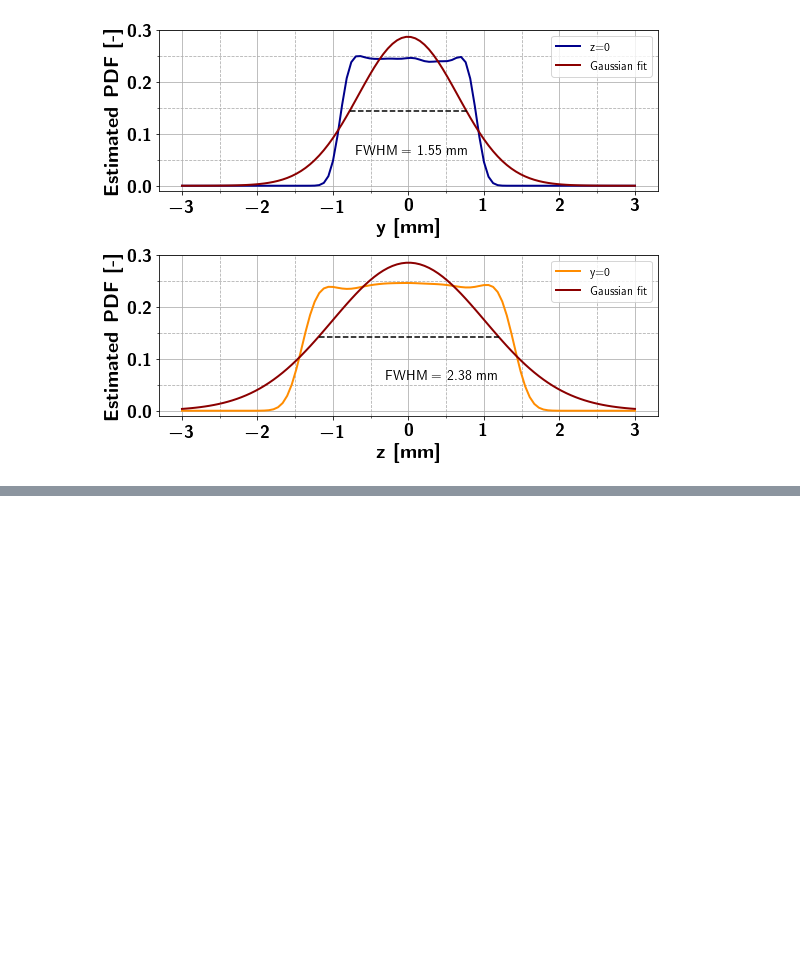
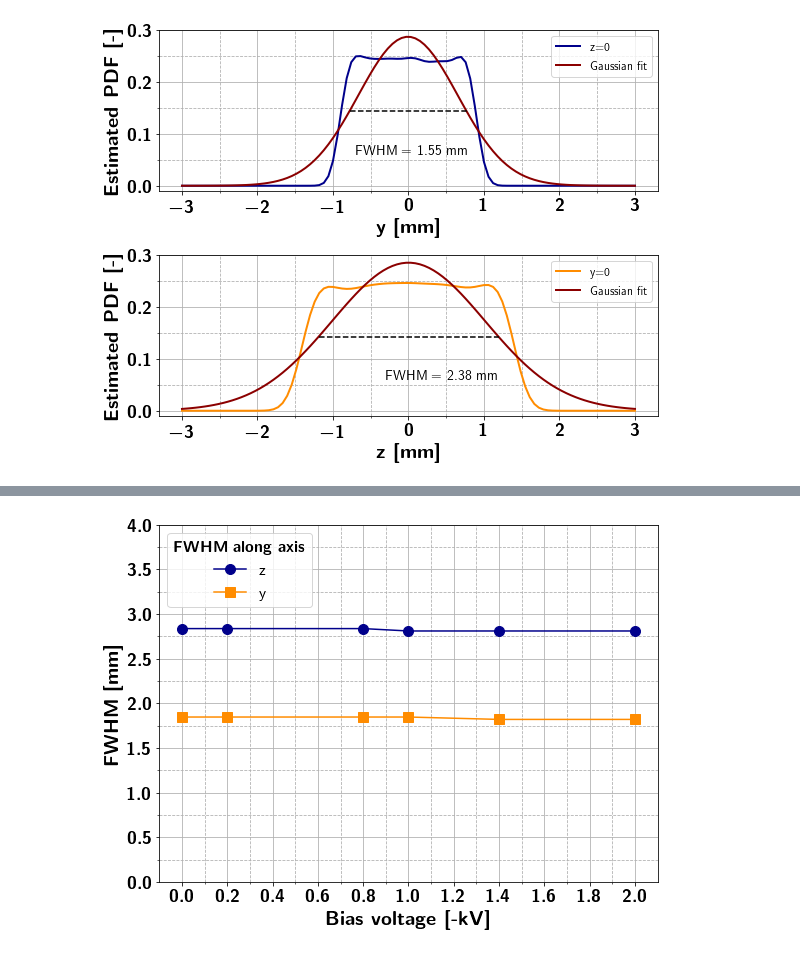
Before and after one commit to kromerh/phd_python, a Jupyter notebook: 03_COMSOL/03_BeamOptics/03_new_chamber/final_design/with_extraction/2020-02-26.V_bias.ipynb, the cells around one changed output, grey strips where cells are left out. Drawn from its saved outputs; the diff is of its cells as text; code cells hidden in the pictures; blank space fills up the shorter version.

```diff
--- a/03_COMSOL/03_BeamOptics/03_new_chamber/final_design/with_extraction/2020-02-26.V_bias.ipynb
+++ b/03_COMSOL/03_BeamOptics/03_new_chamber/final_design/with_extraction/2020-02-26.V_bias.ipynb
@@ -290,0 +325,4 @@ FWHM in y: 2.3834825390580923
+# %%
+folder = '/Users/hkromer/polybox/Thesis/Chapters/FurtherNeutronGeneratorUpgrades/Figures/COMSOL_final_WITH_extraction_V_bias/'
+files = [f for f in os.listdir(folder) if f.endswith('csv')]
+files
@@ -290,0 +336,3 @@ FWHM in y: 2.3834825390580923
+# %%
+bias = [re.findall(r'.txt_(.*?).csv', f)[0] for f in files] # bias in kV
+bias = np.asarray(bias, dtype=np.float64)
@@ -290,0 +399,10 @@ FWHM in y: 2.3834825390580923
+# %%
+df_fwhm = pd.DataFrame()
+for file in files:
+    data = pd.read_csv(f"{folder}/{file}")
+    s = get_max_FWHMs(data, nbins=400, eval_points=300, lim=4)
+    df_fwhm[file] = s
+# %%
+df_fwhm.columns = bias
+df_fwhm = df_fwhm.T
+df_fwhm = df_fwhm.sort_index()
@@ -290,0 +431,54 @@ FWHM in y: 2.3834825390580923
+# %%
+# plot for each time
+fig, ax1 = plt.subplots(figsize=(8, 6))
+fs = 20
+
+
+x = df_fwhm.index.values
+c = 'darkblue' # color
+y = df_fwhm['FWHM_z'].values
+ax1.plot(x, y, linestyle='-', marker='o', color=c, markersize=10) # y
+
+
+x = df_fwhm.index.values
+c = 'darkorange' # color
+y = df_fwhm['FWHM_y'].values
+ax1.plot(x, y, linestyle='-', marker='s', color=c, markersize=10) # y
+
+from matplotlib.lines import Line2D
+
+legend_elements = [Line2D([0], [0], marker='o', color='darkblue', label='z',
+                          markerfacecolor='darkblue', markersize=10),
+                   Line2D([0], [0], marker='s', color='darkorange', label='y',
+                          markerfacecolor='darkorange', markersize=10)
+                   ]
+
+# l2 = plt.legend(handles=legend_elements,loc=(0.31, 0.81), handlelength=0, fontsize=14)
+l2 = plt.legend(handles=legend_elements, loc='upper left', fontsize=fs-4)
+l2.set_title(r"\textbf{FWHM along axis}", prop = {'size': fs-4})
+
+ax1.set_xlabel(r"\textbf{Bias voltage [-kV]}", fontsize=fs)
+ax1.set_ylabel(r"\textbf{FWHM [mm]}", fontsize=fs)
+
+ax1.tick_params(axis='y', labelsize=fs-2)
+ax1.tick_params(axis='x', labelsize=fs-2)
+
+# minor ticks x
+minor_locator = AutoMinorLocator(2)
+ax1.xaxis.set_minor_locator(minor_locator)
+# minor ticks y
+minor_locator = AutoMinorLocator(2)
+ax1.yaxis.set_minor_locator(minor_locator)
+
+ax1.grid(b=True, which='major', linestyle='-')
+ax1.grid(b=True, which='minor', linestyle='--')
+
+
+plt.ylim(0, 4)
+plt.xlim(-0.1,2.1)
+ax1.set_xticks(np.arange(0, 2.2, 0.2))
+plt.tight_layout()
+plt.savefig(f"{OUTFOLDER}{FIGNAME}.pdf")
+plt.show()
+# %% [output]
+[figure, added]
```
Also changed, not shown: parts of 8 cells of this notebook, 7 other files.
